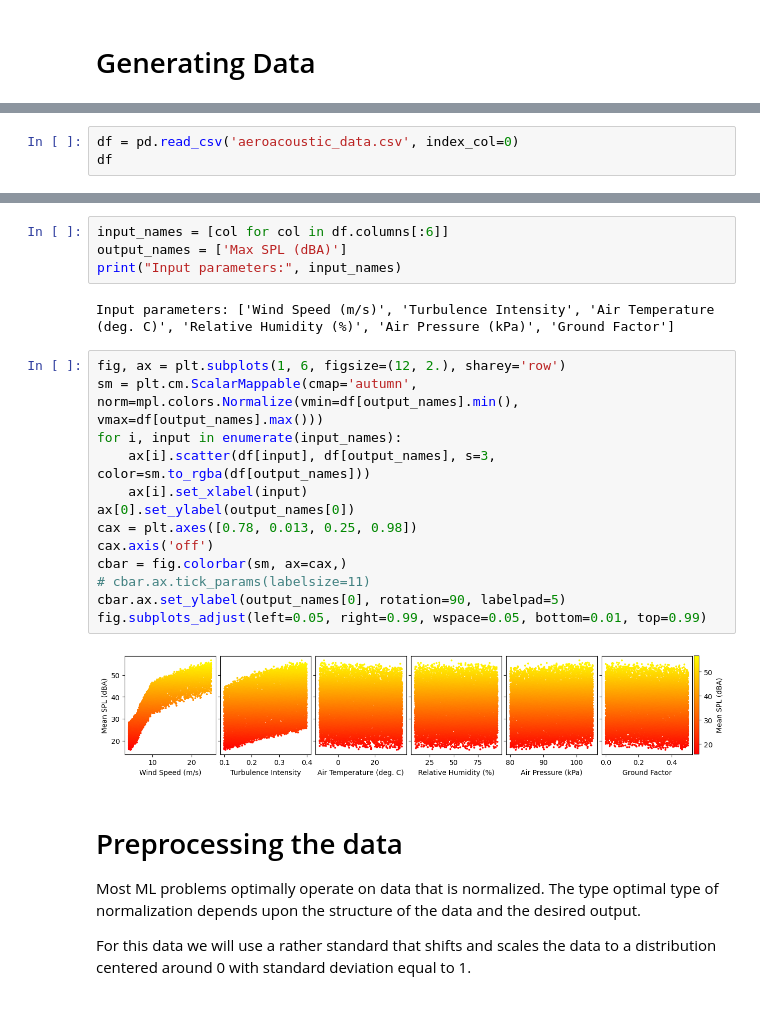
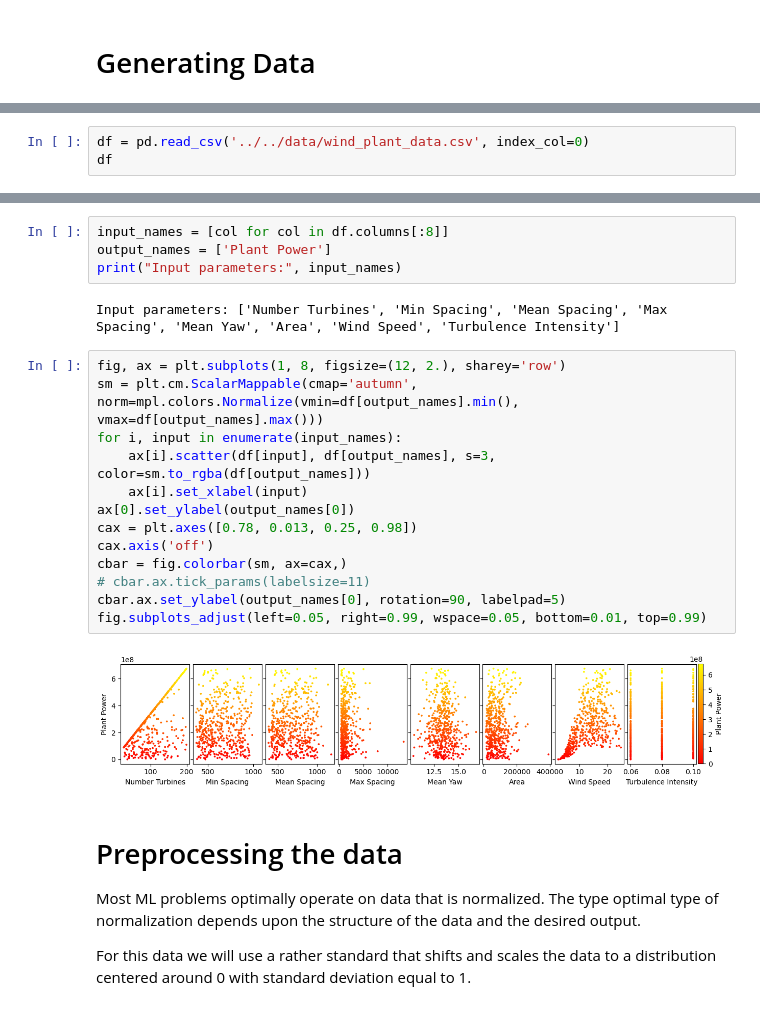
Before and after one commit to NREL/AI, a Jupyter notebook: supervised/regression/artificial_neural_network_scientific_data.ipynb, the cells around one changed output, grey strips where cells are left out. Drawn from its saved outputs; the diff is of its cells as text.

Commit message:
updated julia notebook and scientific data notebook

```diff
--- a/supervised/regression/artificial_neural_network_scientific_data.ipynb
+++ b/supervised/regression/artificial_neural_network_scientific_data.ipynb
@@ -13,4 +21,4 @@ from sklearn.model_selection import train_test_split
 # %%
-df = pd.read_csv('aeroacoustic_data.csv', index_col=0)
+df = pd.read_csv('../../data/wind_plant_data.csv', index_col=0)
 df
 # %% [output]
@@ -30,24 +38,24 @@ df
 # %%
-input_names = [col for col in df.columns[:6]]
-output_names = ['Max SPL (dBA)']
+input_names = [col for col in df.columns[:8]]
+output_names = ['Plant Power']
 print("Input parameters:", input_names)
 # %% [output]
-Input parameters: ['Wind Speed (m/s)', 'Turbulence Intensity', 'Air Temperature (deg. C)', 'Relative Humidity (%)', 'Air Pressure (kPa)', 'Ground Factor']
+Input parameters: ['Number Turbines', 'Min Spacing', 'Mean Spacing', 'Max Spacing', 'Mean Yaw', 'Area', 'Wind Speed', 'Turbulence Intensity']
 # %%
-fig, ax = plt.subplots(1, 6, figsize=(12, 2.), sharey='row')
+fig, ax = plt.subplots(1, 8, figsize=(12, 2.), sharey='row')
 sm = plt.cm.ScalarMappable(cmap='autumn', norm=mpl.colors.Normalize(vmin=df[output_names].min(), vmax=df[output_names].max()))
 for i, input in enumerate(input_names):
     ax[i].scatter(df[input], df[output_names], s=3, color=sm.to_rgba(df[output_names]))
     ax[i].set_xlabel(input)
 ax[0].set_ylabel(output_names[0])
 cax = plt.axes([0.78, 0.013, 0.25, 0.98])
 cax.axis('off')
 cbar = fig.colorbar(sm, ax=cax,)
 # cbar.ax.tick_params(labelsize=11)
 cbar.ax.set_ylabel(output_names[0], rotation=90, labelpad=5)
 fig.subplots_adjust(left=0.05, right=0.99, wspace=0.05, bottom=0.01, top=0.99)
 # %% [output]
-[figure, old version]
+[figure, new version]
 # %% [markdown]
 # Preprocessing the data
 Most ML problems optimally operate on data that is normalized. The type optimal type of normalization depends upon the structure of the data and the desired output.
```
Also changed, not shown: parts of 14 cells of this notebook, 3 other files.
